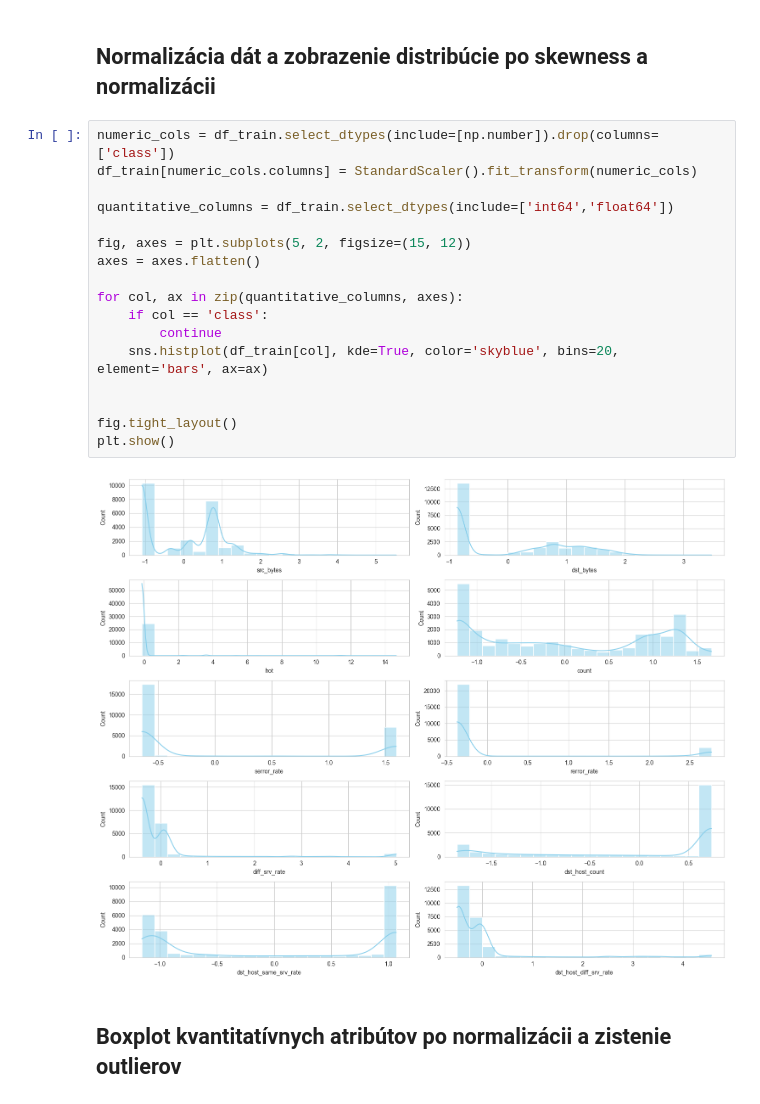
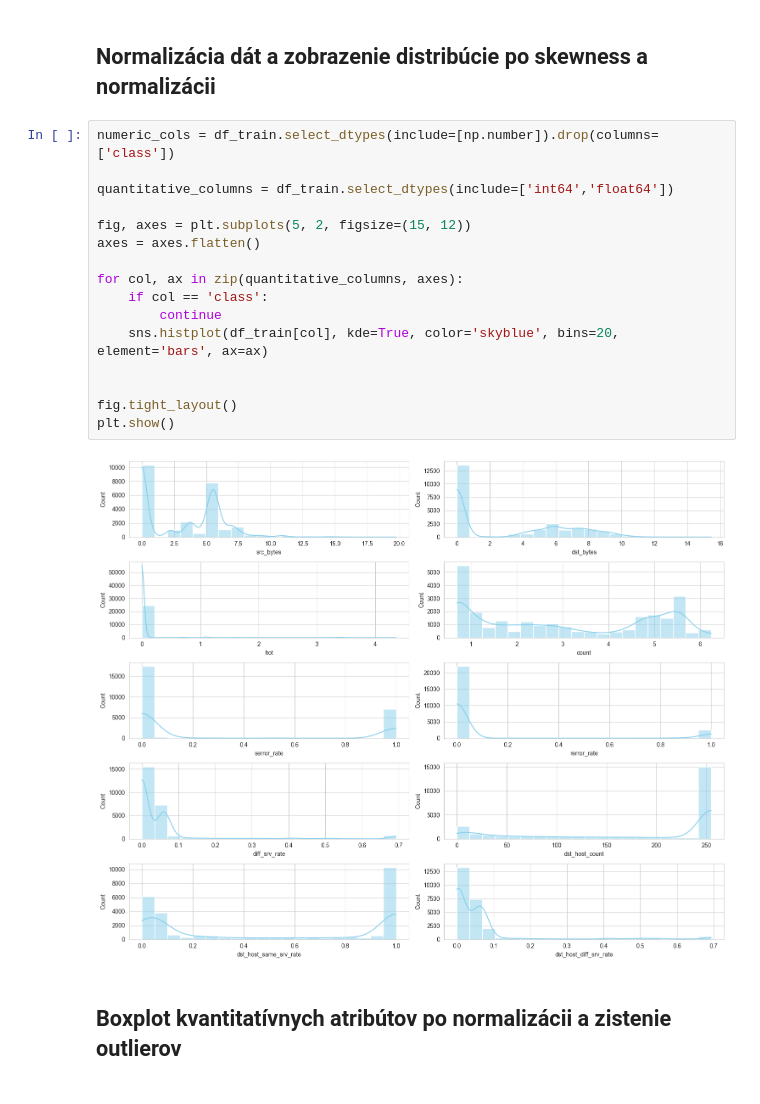
Before and after one commit to M4jkky/CRISP-DataMining, a Jupyter notebook: data_preprocessing.ipynb, the cells around one changed output. Cells and saved outputs as stored; diff of their text form.

```diff
--- a/data_preprocessing.ipynb
+++ b/data_preprocessing.ipynb
@@ -167,23 +166,22 @@ dtype: float64
 ## Normalizácia dát a zobrazenie distribúcie po skewness a normalizácii
 # %%
 numeric_cols = df_train.select_dtypes(include=[np.number]).drop(columns=['class'])
-df_train[numeric_cols.columns] = StandardScaler().fit_transform(numeric_cols)
 
 quantitative_columns = df_train.select_dtypes(include=['int64','float64'])
 
 fig, axes = plt.subplots(5, 2, figsize=(15, 12))
 axes = axes.flatten()
 
 for col, ax in zip(quantitative_columns, axes):
     if col == 'class':
         continue
     sns.histplot(df_train[col], kde=True, color='skyblue', bins=20, element='bars', ax=ax)
 
 
 fig.tight_layout()
 plt.show()
 # %% [output]
-[figure, old version]
+[figure, new version]
 # %% [markdown]
 ## Boxplot kvantitatívnych atribútov po normalizácii a zistenie outlierov
 # %%
```
Also changed, not shown: parts of 5 cells of this notebook, 1 other file.
